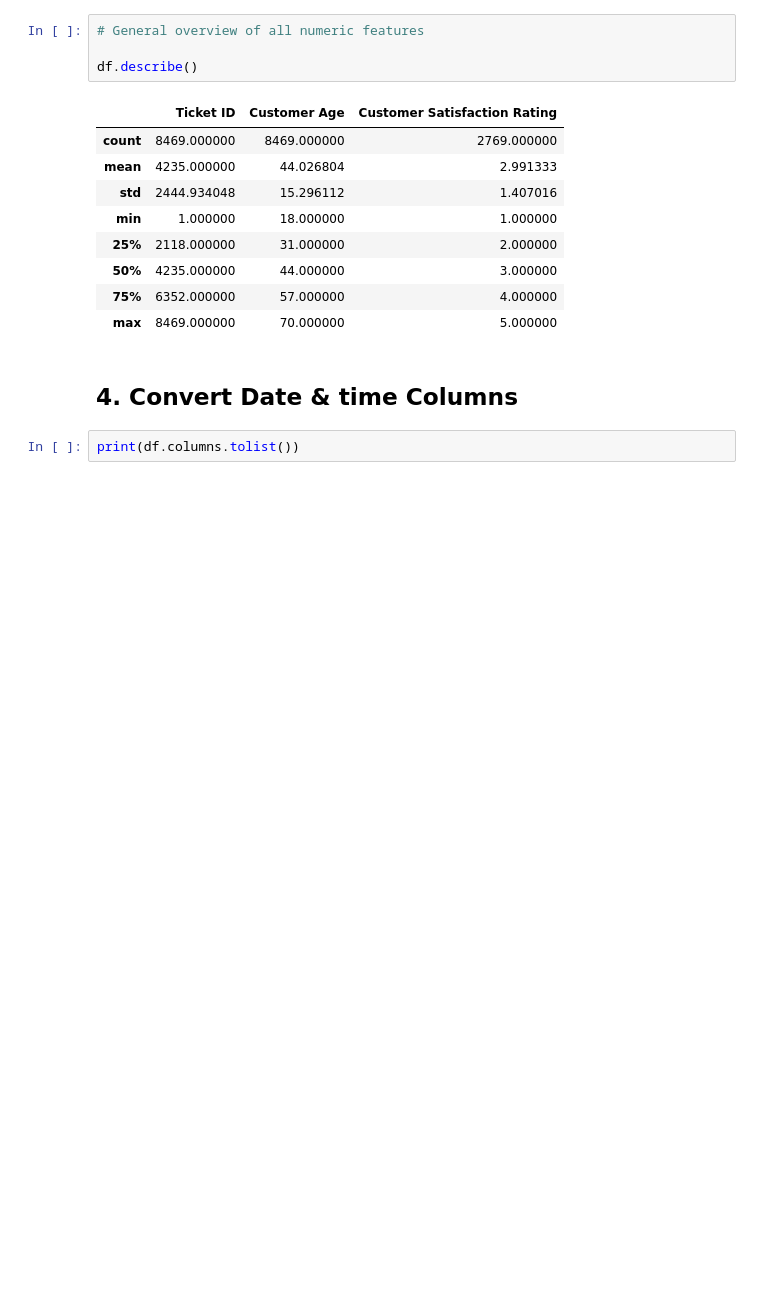
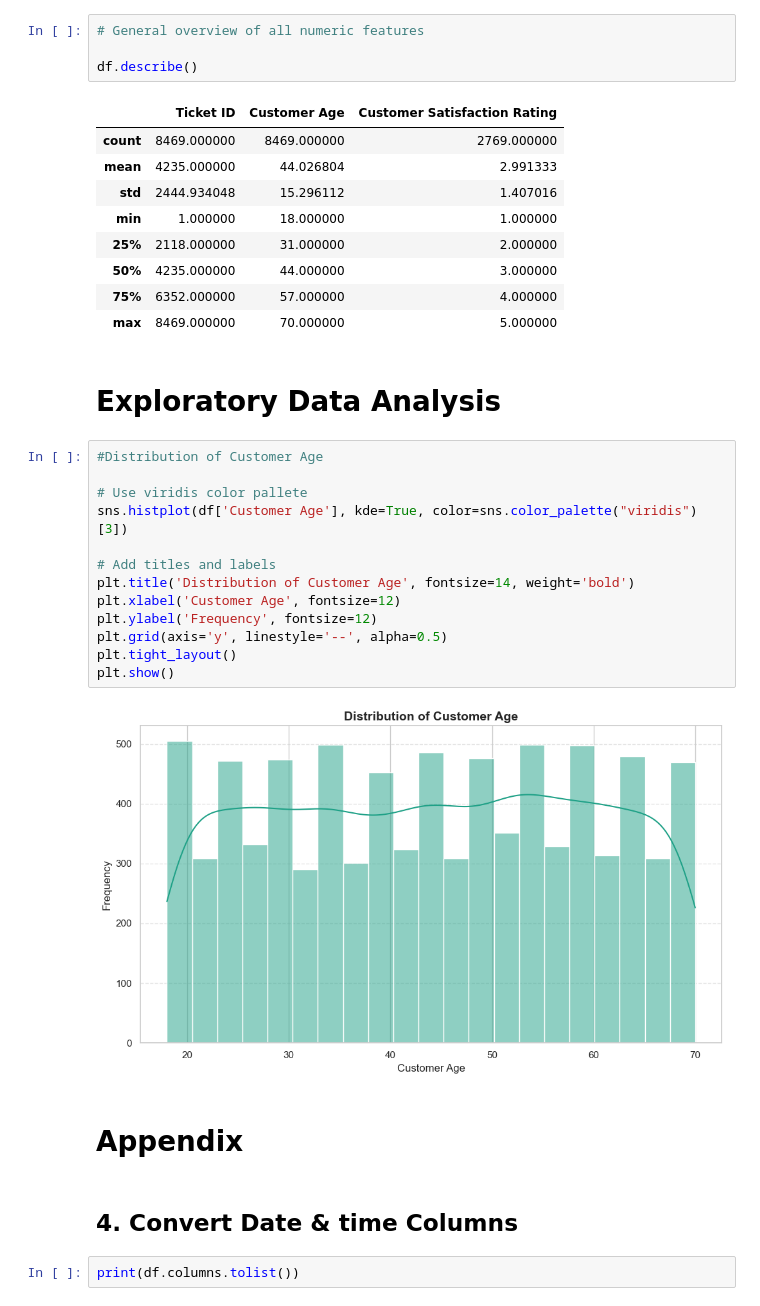
Before and after one commit to CCT-Dublin/capstone-project-feb-2024-pt-denissegarciavivolo, a Jupyter notebook: CA3_CapstoneProject_DenisseGarcia_Data1.ipynb, the cells around one changed output. Cells and saved outputs as stored; diff of their text form; blank space fills up the shorter version.

Commit message:
CA3_Notebook_Dataset1
updating the visualizations and palettes

```diff
--- a/CA3_CapstoneProject_DenisseGarcia_Data1.ipynb
+++ b/CA3_CapstoneProject_DenisseGarcia_Data1.ipynb
@@ -165,6 +170,25 @@ df.describe()
 | 50% | 4235.000000 | 44.000000 | 3.000000 |
 | 75% | 6352.000000 | 57.000000 | 4.000000 |
 | max | 8469.000000 | 70.000000 | 5.000000 |
+# %% [markdown]
+# Exploratory Data Analysis
+# %%
+#Distribution of Customer Age
+
+# Use viridis color pallete
+sns.histplot(df['Customer Age'], kde=True, color=sns.color_palette("viridis")[3])
+
+# Add titles and labels
+plt.title('Distribution of Customer Age', fontsize=14, weight='bold')
+plt.xlabel('Customer Age', fontsize=12)
+plt.ylabel('Frequency', fontsize=12)
+plt.grid(axis='y', linestyle='--', alpha=0.5)
+plt.tight_layout()
+plt.show()
+# %% [output]
+[figure, added]
+# %% [markdown]
+# **Appendix**
 # %% [markdown]
 ## 4. **Convert Date & time Columns**
 # %%
```
Also changed, not shown: parts of 10 cells of this notebook.
